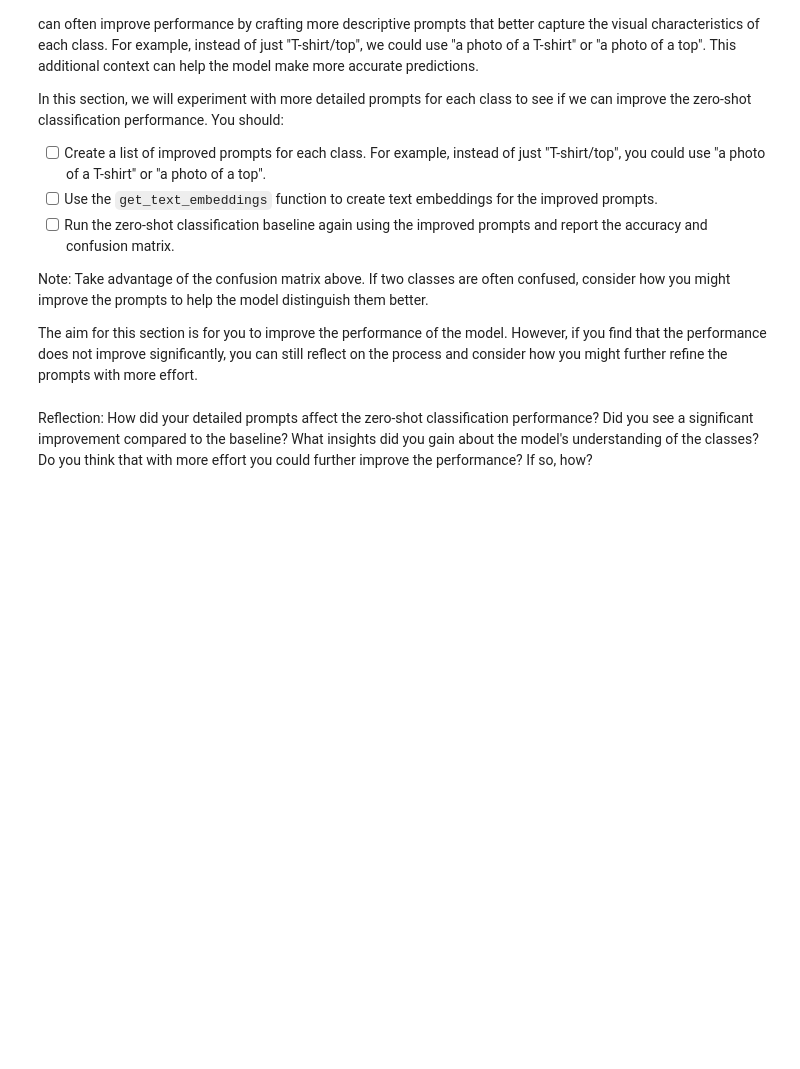
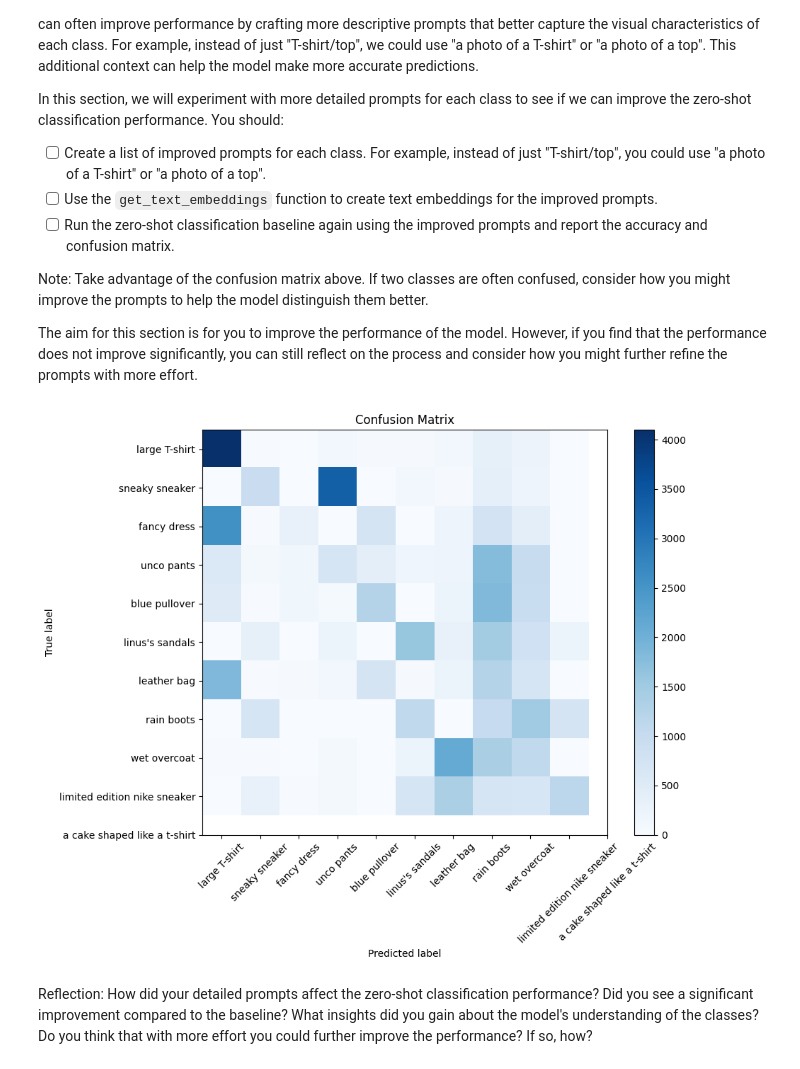
Before and after one commit to eternal-loading-screen/deep_learning, a Jupyter notebook: 02_activities/assignments/assignment_2.ipynb, the cells around one changed output. Cells and saved outputs as stored; diff of their text form; code cells hidden in the pictures; blank space fills up the shorter version.

```diff
--- a/02_activities/assignments/assignment_2.ipynb
+++ b/02_activities/assignments/assignment_2.ipynb
@@ -274,6 +274,37 @@ In this section, we will experiment with more detailed prompts for each class to
 Note: Take advantage of the confusion matrix above. If two classes are often confused, consider how you might improve the prompts to help the model distinguish them better.
 
 The aim for this section is for you to improve the performance of the model. However, if you find that the performance does not improve significantly, you can still reflect on the process and consider how you might further refine the prompts with more effort.
+# %%
+new_prompts = [
+    "large T-shirt"
+    , 'sneaky sneaker'
+    , 'fancy dress'
+    ,'unco pants'
+    ,'blue pullover'
+    ,"linus's sandals"
+    ,"leather bag"
+    ,"rain boots"
+    ,"wet overcoat"
+    ,"limited edition nike sneaker"
+    ,"a cake shaped like a t-shirt"]
+# %%
+embedded_txt_new = get_text_embeddings(new_prompts)
+# %%
+for pixel_values, labels in test_loader:
+
+# Report the accuracy of the predictions
+    embedded_image = get_image_embeddings(pixel_values)
+    similarity = get_cosine_similarity(embedded_image, embedded_txt_new)
+    predictions = get_predictions(similarity)
+    y_true.extend(labels.cpu().numpy())
+    y_pred.extend(predictions)
+
+acc_score = accuracy_score(y_true, y_pred)
+# %%
+# use the plot confusion_matrix
+plot_confusion_matrix(y_true, y_pred, new_prompts)
+# %% [output]
+[figure, added]
 # %% [markdown]
 Reflection: How did your detailed prompts affect the zero-shot classification performance? Did you see a significant improvement compared to the baseline? What insights did you gain about the model's understanding of the classes? Do you think that with more effort you could further improve the performance? If so, how?
 # %% [markdown]
```
